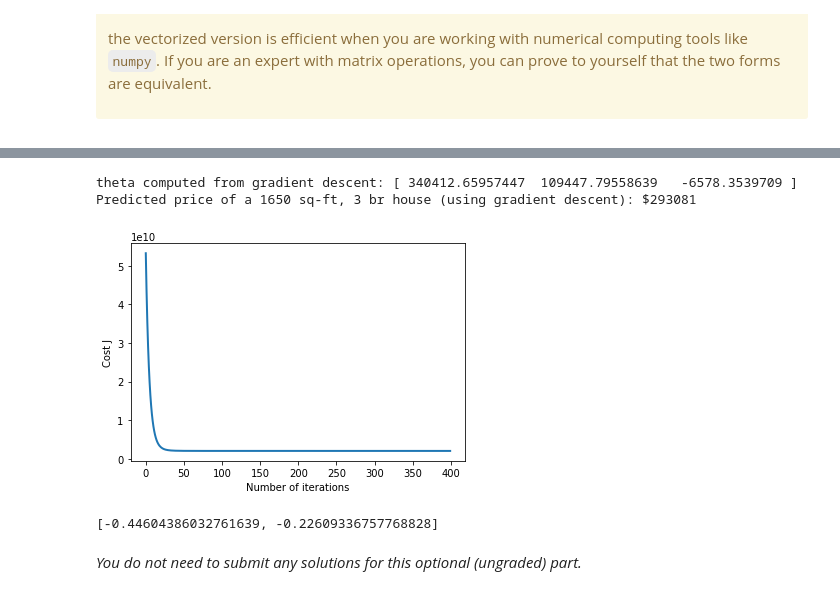
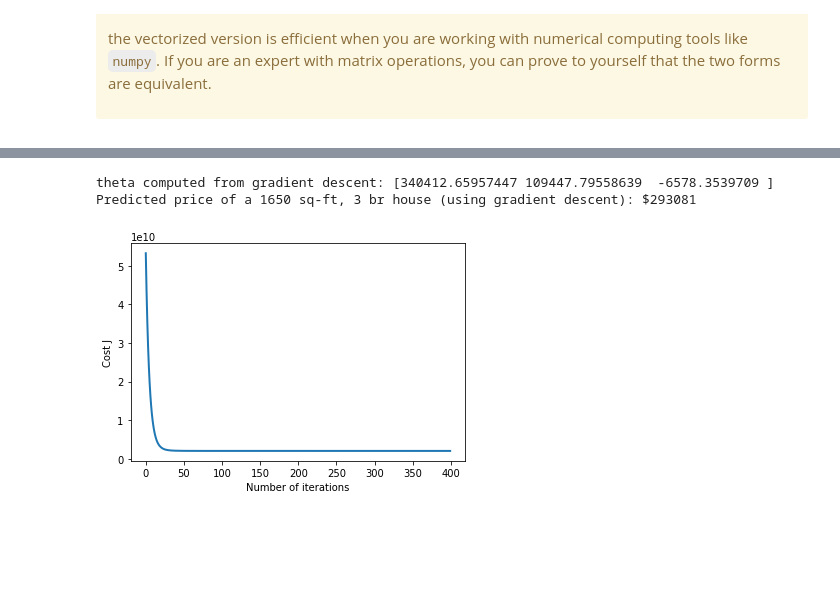
Before and after one commit to TSPereira/MindYourData-DeepLearning, a Jupyter notebook: Exercise1/exercise1.ipynb, the cells around one changed output, grey strips where cells are left out. Saved outputs shown, nothing was run; the diff lists cells and outputs as text; code cells hidden in the pictures; blank space fills up the shorter version.

```diff
--- a/Exercise1/exercise1.ipynb
+++ b/Exercise1/exercise1.ipynb
@@ -321,9 +180,7 @@ def computeCost(X, y, theta):
 
     # ====================== YOUR CODE HERE =====================
     h = np.dot(X, theta)
-
-    J = (1/(2 * m)) * np.sum(np.square(np.dot(X, theta) - y))
-
+    J = (1/(2 * m)) * np.sum(np.square(h - y))
     # ===========================================================
     return J
 # %% [markdown]
@@ -919,35 +674,35 @@ Hint
 ----
 At prediction, make sure you do the same feature normalization.
 """
 # Choose some alpha value - change this
 alpha = 0.1
 num_iters = 400
 
 # init theta and run gradient descent
 theta = np.zeros(3)
 theta, J_history = gradientDescentMulti(X, y, theta, alpha, num_iters)
 
 # Plot the convergence graph
-pyplot.plot(np.arange(len(J_history)), J_history, lw=2)
-pyplot.xlabel('Number of iterations')
-pyplot.ylabel('Cost J')
+plt.plot(np.arange(len(J_history)), J_history, lw=2)
+plt.xlabel('Number of iterations')
+plt.ylabel('Cost J')
 
 # Display the gradient descent's result
 print('theta computed from gradient descent: {:s}'.format(str(theta)))
 
 # Estimate the price of a 1650 sq-ft, 3 br house
 # ======================= YOUR CODE HERE ===========================
 # Recall that the first column of X is all-ones.
 # Thus, it does not need to be normalized.
 
 X_array = [1, 1650, 3]
 X_array[1:3] = (X_array[1:3] - mu) / sigma
 price = np.dot(X_array, theta)   # You should change this
 
 # ===================================================================
 
 print('Predicted price of a 1650 sq-ft, 3 br house (using gradient descent): ${:.0f}'.format(price))
 # %% [output]
-theta computed from gradient descent: [ 340412.65957447  109447.79558639   -6578.3539709 ]
+theta computed from gradient descent: [340412.65957447 109447.79558639  -6578.3539709 ]
 Predicted price of a 1650 sq-ft, 3 br house (using gradient descent): $293081
-[figure, old version]
+[figure, new version]
@@ -957,6 +708,0 @@ X_array[1:3] = (X_array[1:3] - mu) / sigma
-# %%
-X_array[1:3]
-# %% [output]
-[-0.44604386032761639, -0.22609336757768828]
-# %% [markdown]
-*You do not need to submit any solutions for this optional (ungraded) part.*
```
Also changed, not shown: parts of 37 cells of this notebook, 3 other files.
